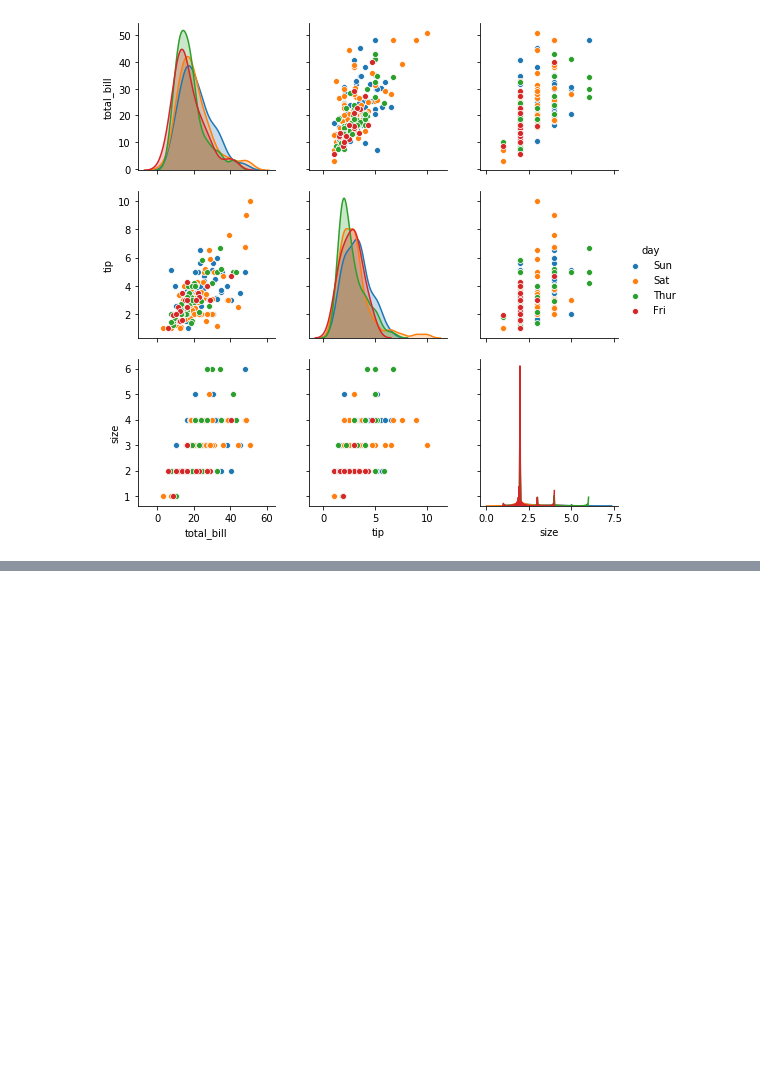
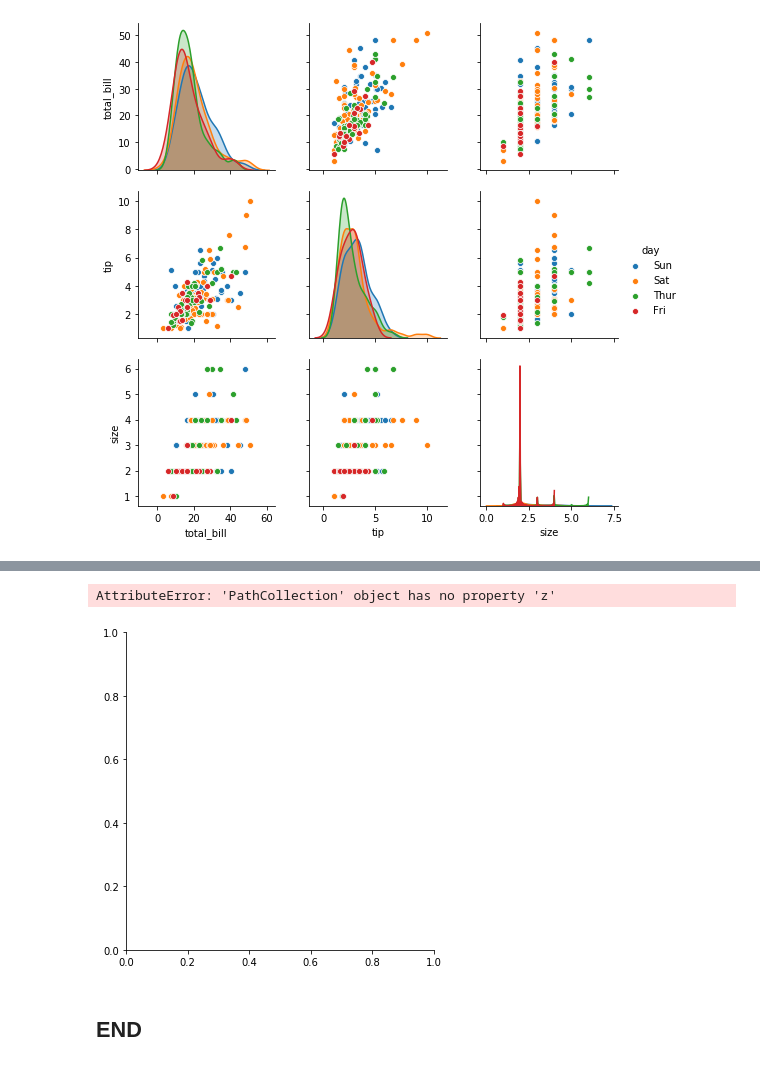
Before and after one commit to ClaireGMIT/Fundamentals-of-data-analysis-Assessment, a Jupyter notebook: Fundamentals-of-Data-Analysis-Assignment1-Nov2019.ipynb, the cells around one changed output, grey strips where cells are left out. Saved outputs shown, nothing was run; the diff lists cells and outputs as text; code cells hidden in the pictures; blank space fills up the shorter version.

```diff
--- a/Fundamentals-of-Data-Analysis-Assignment1-Nov2019.ipynb
+++ b/Fundamentals-of-Data-Analysis-Assignment1-Nov2019.ipynb
@@ -226,0 +292,11 @@ sns.catplot(x="sex", y="tip", data=df); # display a scatterplot with x-axis as s
+# %%
+#A further deep dive into the data
+
+sns.catplot(x="sex", y="tip", z="smoker", data=df); # display a scatterplot with x-axis as sex and y-axis as tip.
+
+# The data shows there is a slight difference for tip value depending on gender.
+# %% [output]
+AttributeError: 'PathCollection' object has no property 'z'
+[figure, added]
+# %% [markdown]
+## END
```
Also changed, not shown: parts of 6 cells of this notebook, 1 other file.
